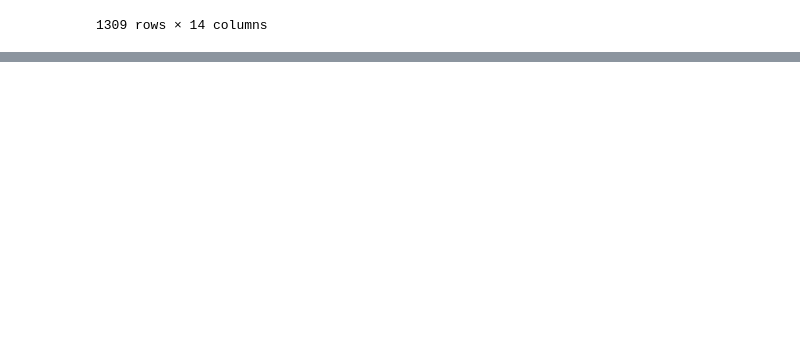
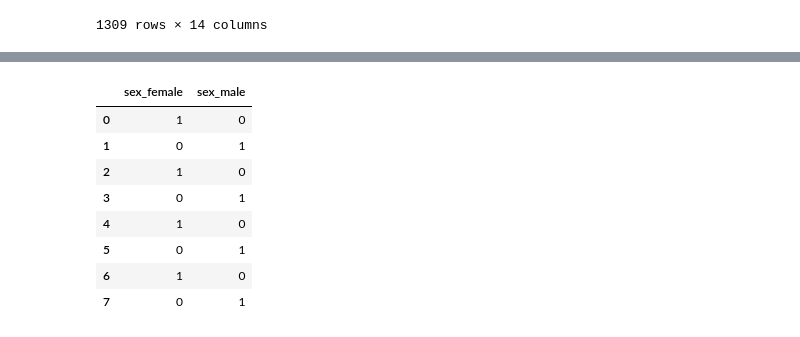
Before and after one commit to davidcamunas/python-ml-course, a Jupyter notebook: my_notebooks/T1/T1 - 2 - Data Cleaning - Analisis Preliminar de los Datos.ipynb, the cells around one changed output, grey strips where cells are left out. Cells and saved outputs as stored; diff of their text form; code cells hidden in the pictures; blank space fills up the shorter version.

Commit message:
Dummy values

```diff
--- a/my_notebooks/T1/T1 - 2 - Data Cleaning - Analisis Preliminar de los Datos.ipynb
+++ b/my_notebooks/T1/T1 - 2 - Data Cleaning - Analisis Preliminar de los Datos.ipynb
@@ -205,3 +205,10 @@ titanic_df3.fillna("Desconocido")
 | 1307 | 3 | 0 | Zakarian, Mr. Ortin | male | 27.0 | 0 | 0 | 2670 | 7.225 | Desconocido | C | ... |
 | 1308 | 3 | 0 | Zimmerman, Mr. Leo | male | 29.0 | 0 | 0 | 315082 | 7.875 | Desconocido | S | ... |
 1309 rows × 14 columns
+# %%
+titanic_df4 = titanic_df
+# %%
+# Los Nan de esta columna se reemplazaran por 0
+titanic_df4["body"] = titanic_df4["body"].fillna(0)
+titanic_df4["home.dest"] = titanic_df4["home.dest"].fillna("Desconocido")
+titanic_df4.head()
@@ -207,0 +295,16 @@ titanic_df3.fillna("Desconocido")
+# %%
+# Un dato dymmy es la creación de unas nuevas filas a partir de una. Creando así N filas por cada valor existente para esa columna. Es decir, en este caso la columna sex puede ser female o male.
+# Por lo tanto, se puede generar una columna en el cual se defina de forma booleana si la fila tiene el valor male o female.
+
+dummy_sex = pd.get_dummies(titanic_df4["sex"], prefix="sex")
+dummy_sex.head(8)
+# %% [output]
+|  | sex_female | sex_male |
+| 0 | 1 | 0 |
+| 1 | 0 | 1 |
+| 2 | 1 | 0 |
+| 3 | 0 | 1 |
+| 4 | 1 | 0 |
+| 5 | 0 | 1 |
+| 6 | 1 | 0 |
+| 7 | 0 | 1 |
```
Also changed, not shown: parts of 8 cells of this notebook.
